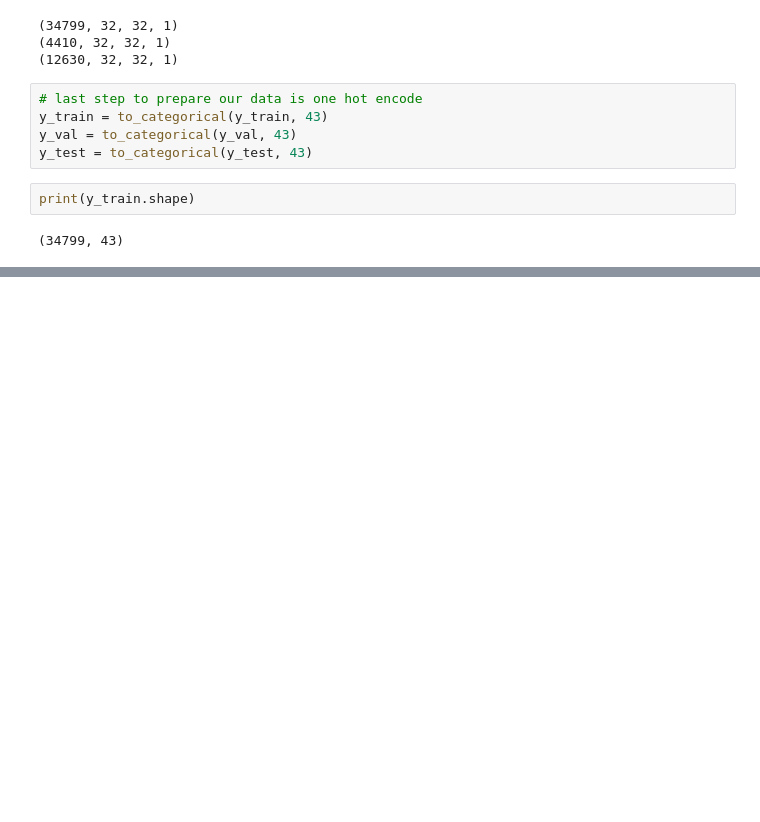
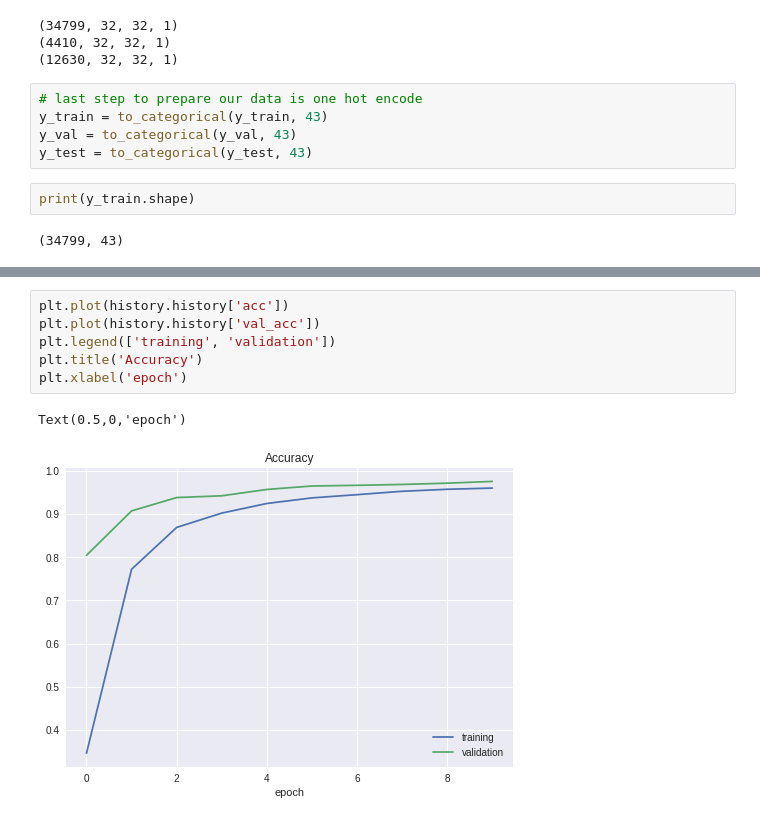
Before and after one commit to c3Zor/jupyter_lab, a Jupyter notebook: signs.ipynb, the cells around one changed output, grey strips where cells are left out. Cells and saved outputs as stored; diff of their text form; blank space fills up the shorter version.

```diff
--- a/signs.ipynb
+++ b/signs.ipynb
@@ -279,0 +294,9 @@ plt.plot(history.history('loss'))
+# %%
+plt.plot(history.history['acc'])
+plt.plot(history.history['val_acc'])
+plt.legend(['training', 'validation'])
+plt.title('Accuracy')
+plt.xlabel('epoch')
+# %% [output]
+Text(0.5,0,'epoch')
+[figure, added]
```
Also changed, not shown: parts of 10 cells of this notebook.
